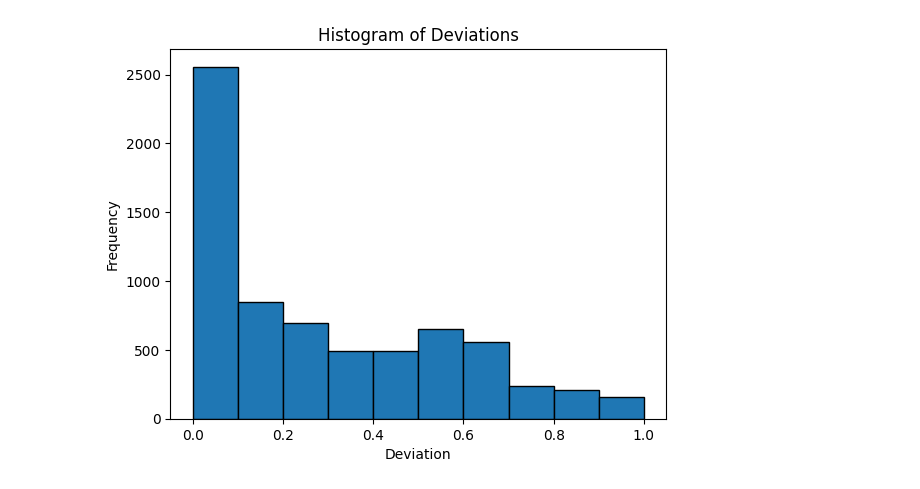
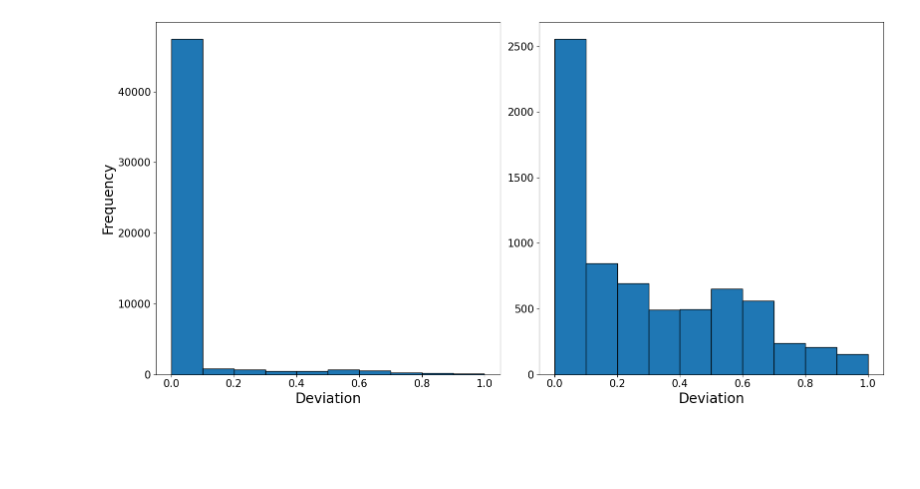
Before and after one commit to gsscala/reddit-graph, a Jupyter notebook: labeled_graph_analysis/affected_num.ipynb, the cells around one changed output. Cells and saved outputs as stored; diff of their text form; code cells hidden in the pictures; blank space fills up the shorter version.

Commit message:
filtering graph

```diff
--- a/labeled_graph_analysis/affected_num.ipynb
+++ b/labeled_graph_analysis/affected_num.ipynb
@@ -3,7 +3,7 @@ import networkx as nx
 import numpy as np
 import matplotlib.pyplot as plt
 # %%
-multiedges = []
+multiedges = [[], []]
 
 graph = nx.read_gexf(path="merged_labeled_edges.gexf")
 
@@ -11,7 +11,8 @@ for node1 in graph.nodes:
     for node2 in graph.neighbors(node1):
         edge = graph[node1][node2]
         if len(edge) > 2:
-            multiedges.append(edge)
-print(len(multiedges))
+            multiedges[1].append((edge, node1, node2))
+        multiedges[0].append((edge, node1, node2))
+print(len(multiedges[0]), len(multiedges[1]))
 multiedges
 # %% [output]
@@ -36,12 +37,14 @@ multiedges
 # %%
-deviations = []
+deviations = [[], []]
 
-for edge in multiedges:
-    data = np.array([float(val) for (key, val) in edge.items() if "weight" in key])
-    mean = np.mean(data)
-    deviation = np.abs(data - mean)
-    avg_abs_deviation = np.mean(deviation)
-    deviations.append(avg_abs_deviation)
+for i in range(2):
+    for edge, node1, node2 in multiedges[i]:
+        data = np.array([float(val) for (key, val) in edge.items() if "weight" in key])
+        mean = np.mean(data)
+        deviation = np.abs(data - mean)
+        avg_abs_deviation = np.mean(deviation)
+        deviations[i].append(np.array((avg_abs_deviation, node1, node2)))
 
-deviations
+deviations = (np.array(deviations[0]), np.array(deviations[1]))
+deviations[0]
 # %% [output]
@@ -65,8 +59,14 @@ deviations
 # %%
-plt.hist(deviations, bins=10, edgecolor='black')
-plt.xlabel('Deviation')
-plt.ylabel('Frequency')
-plt.title('Histogram of Deviations')
+fig, axes = plt.subplots(1, 2, figsize=(16, 8))
+
+axes[0].set_ylabel('Frequency', fontsize=20)
+
+for i in range(2):
+    axes[i].set_xlabel('Deviation', fontsize=20)
+    axes[i].hist(deviations[i][:, 0].astype(float), bins=10, edgecolor='black')
+    axes[i].tick_params(labelsize=15)
+
+plt.tight_layout()
 plt.show()
 # %% [output]
-[figure, old version]
+[figure, new version]
```
Also changed, not shown: parts of 5 cells of this notebook.
